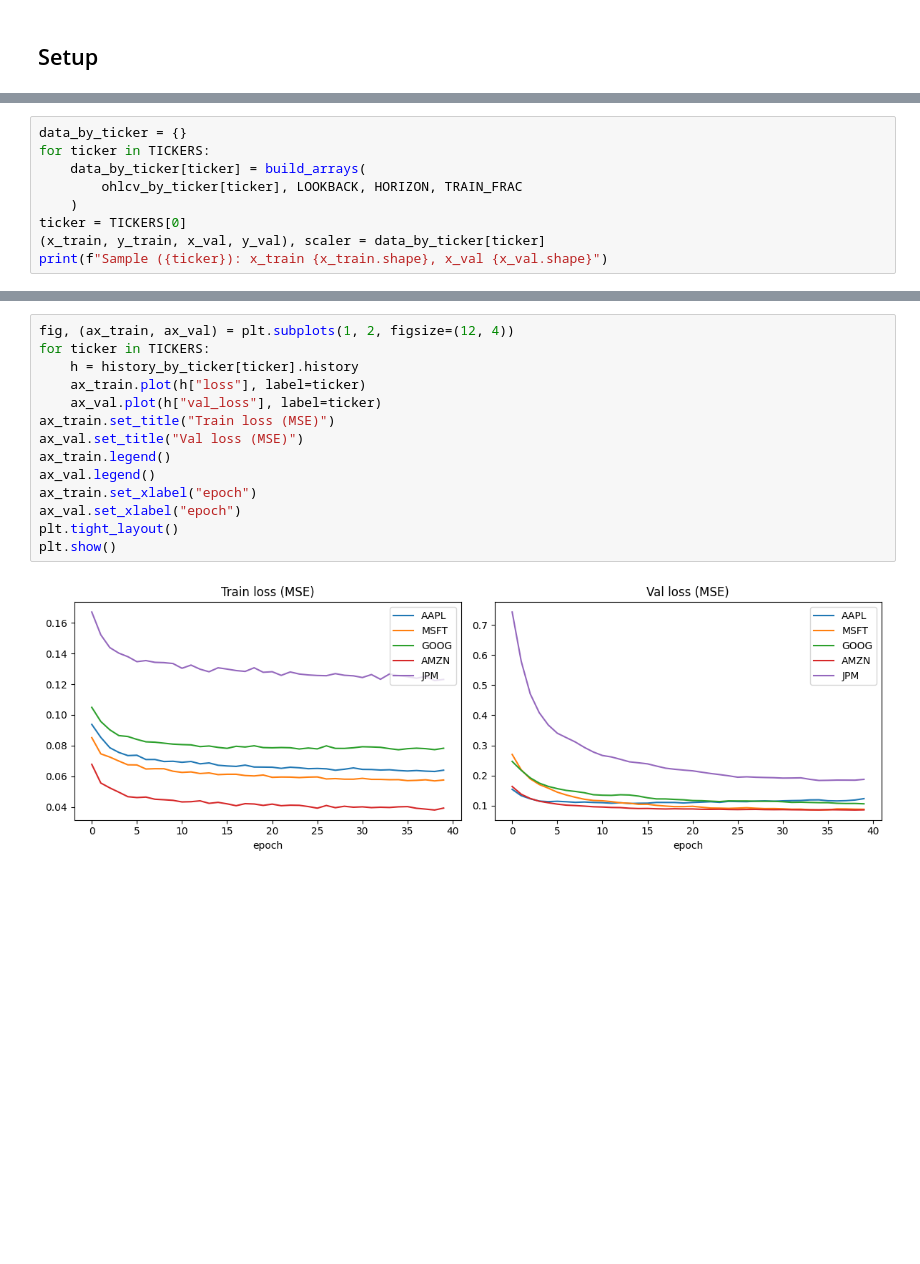
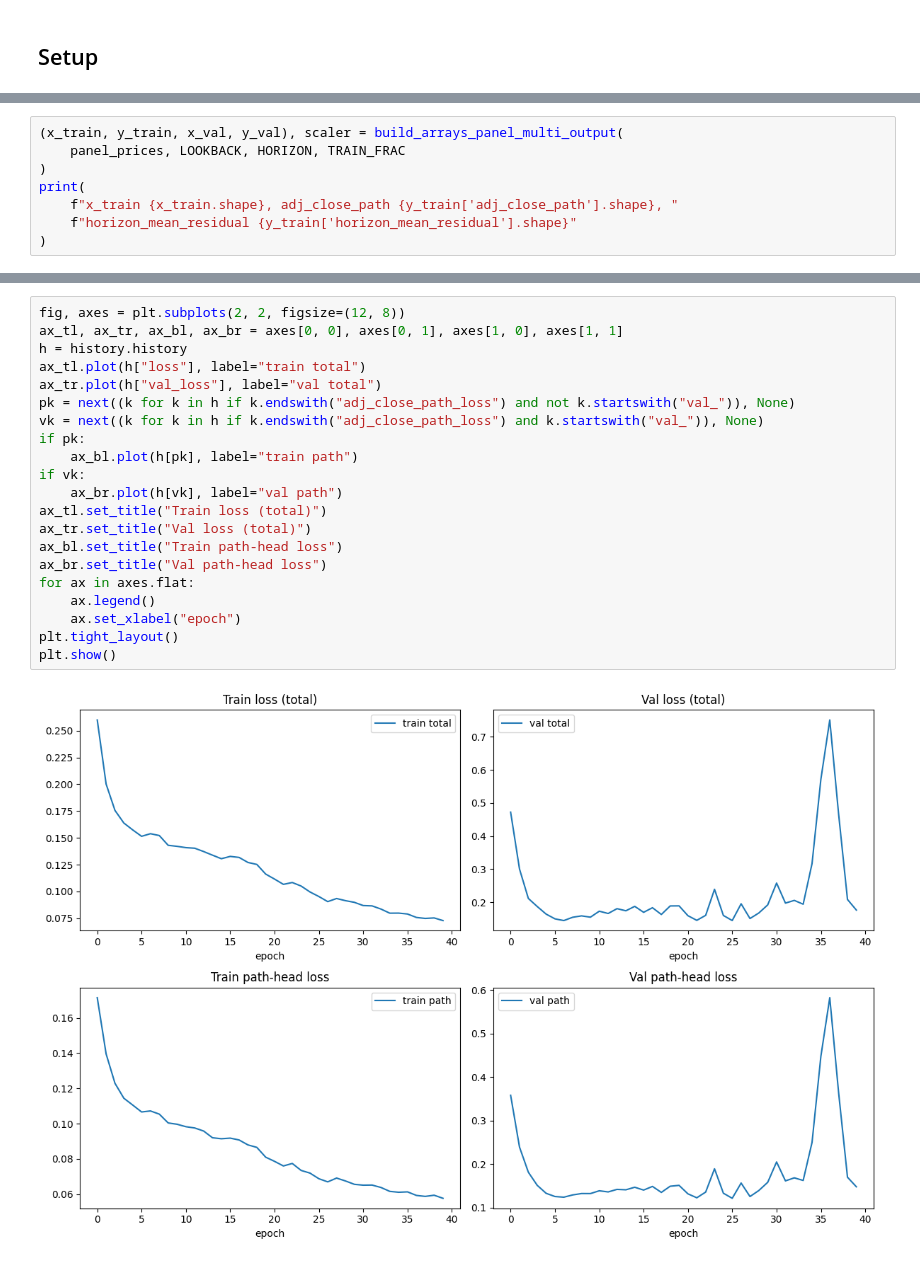
Before and after one commit to nicapotato/KaggleNotebooks, a Jupyter notebook: keras/standard-poors/S&P Keras Timeseries Neural Net - Multi-Output.ipynb, the cells around one changed output, grey strips where cells are left out. Cells and saved outputs as stored; diff of their text form; blank space fills up the shorter version.

```diff
--- a/keras/standard-poors/S&P Keras Timeseries Neural Net - Multi-Output.ipynb
+++ b/keras/standard-poors/S&P Keras Timeseries Neural Net - Multi-Output.ipynb
@@ -263,10 +327,9 @@ Target: next `horizon` **residuals** (normalized future minus normalized last ba
 # %%
-data_by_ticker = {}
-for ticker in TICKERS:
-    data_by_ticker[ticker] = build_arrays(
-        ohlcv_by_ticker[ticker], LOOKBACK, HORIZON, TRAIN_FRAC
-    )
-ticker = TICKERS[0]
-(x_train, y_train, x_val, y_val), scaler = data_by_ticker[ticker]
-print(f"Sample ({ticker}): x_train {x_train.shape}, x_val {x_val.shape}")
+(x_train, y_train, x_val, y_val), scaler = build_arrays_panel_multi_output(
+    panel_prices, LOOKBACK, HORIZON, TRAIN_FRAC
+)
+print(
+    f"x_train {x_train.shape}, adj_close_path {y_train['adj_close_path'].shape}, "
+    f"horizon_mean_residual {y_train['horizon_mean_residual'].shape}"
+)
 # %% [output]
@@ -379,17 +430,24 @@ To compare tickers on the same x-axis length, raise `patience`, set `EPOCHS` hig
 # %%
-fig, (ax_train, ax_val) = plt.subplots(1, 2, figsize=(12, 4))
-for ticker in TICKERS:
-    h = history_by_ticker[ticker].history
-    ax_train.plot(h["loss"], label=ticker)
-    ax_val.plot(h["val_loss"], label=ticker)
-ax_train.set_title("Train loss (MSE)")
-ax_val.set_title("Val loss (MSE)")
-ax_train.legend()
-ax_val.legend()
-ax_train.set_xlabel("epoch")
-ax_val.set_xlabel("epoch")
+fig, axes = plt.subplots(2, 2, figsize=(12, 8))
+ax_tl, ax_tr, ax_bl, ax_br = axes[0, 0], axes[0, 1], axes[1, 0], axes[1, 1]
+h = history.history
+ax_tl.plot(h["loss"], label="train total")
+ax_tr.plot(h["val_loss"], label="val total")
+pk = next((k for k in h if k.endswith("adj_close_path_loss") and not k.startswith("val_")), None)
+vk = next((k for k in h if k.endswith("adj_close_path_loss") and k.startswith("val_")), None)
+if pk:
+    ax_bl.plot(h[pk], label="train path")
+if vk:
+    ax_br.plot(h[vk], label="val path")
+ax_tl.set_title("Train loss (total)")
+ax_tr.set_title("Val loss (total)")
+ax_bl.set_title("Train path-head loss")
+ax_br.set_title("Val path-head loss")
+for ax in axes.flat:
+    ax.legend()
+    ax.set_xlabel("epoch")
 plt.tight_layout()
 plt.show()
 # %% [output]
-[figure, old version]
+[figure, new version]
 # %% [markdown]
```
Also changed, not shown: parts of 13 cells of this notebook, 3 other files.
